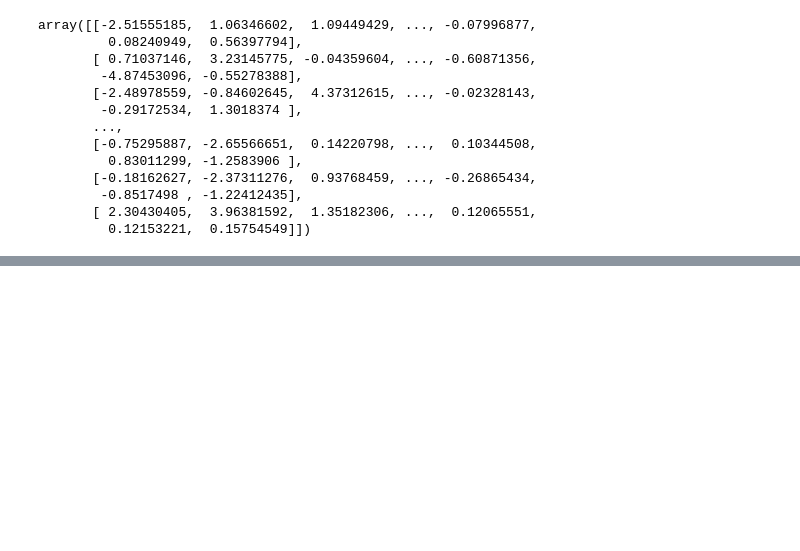
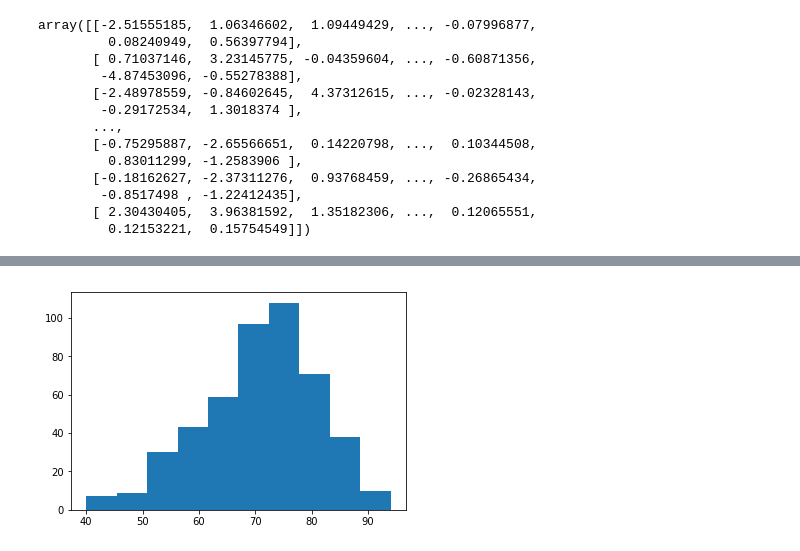
Before and after one commit to Preetikasri/Humana_HealthCare_Analytics, a Jupyter notebook: Humana.ipynb, the cells around one changed output, grey strips where cells are left out. Drawn from its saved outputs; the diff is of its cells as text; code cells hidden in the pictures; blank space fills up the shorter version.

Commit message:
UPDATED:updated with cluster analysis

```diff
--- a/Humana.ipynb
+++ b/Humana.ipynb
@@ -259,0 +188,4 @@ plt.show()
+# %%
+kmeans_7 = KMeans(n_clusters=7).fit(scaled_X)
+# %%
+demograph_df['clusterNo'] = kmeans_7.labels_
@@ -259,0 +224,7 @@ plt.show()
+# %%
+clust_4 = demograph_df.loc[demograph_df['clusterNo'] == 4]
+# %%
+plt.hist(clust_4['AGE'])
+plt.show()
+# %% [output]
+[figure, added]
```
Also changed, not shown: parts of 20 cells of this notebook.
